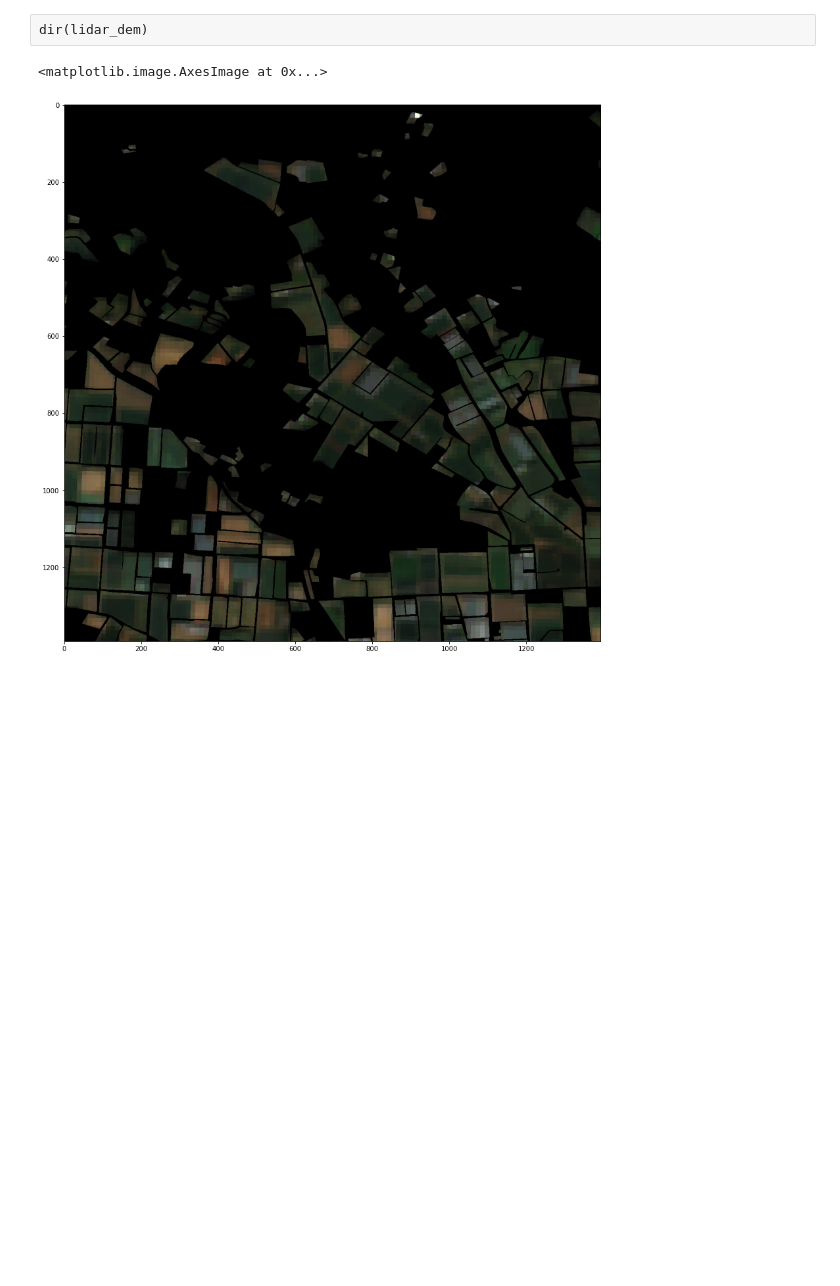
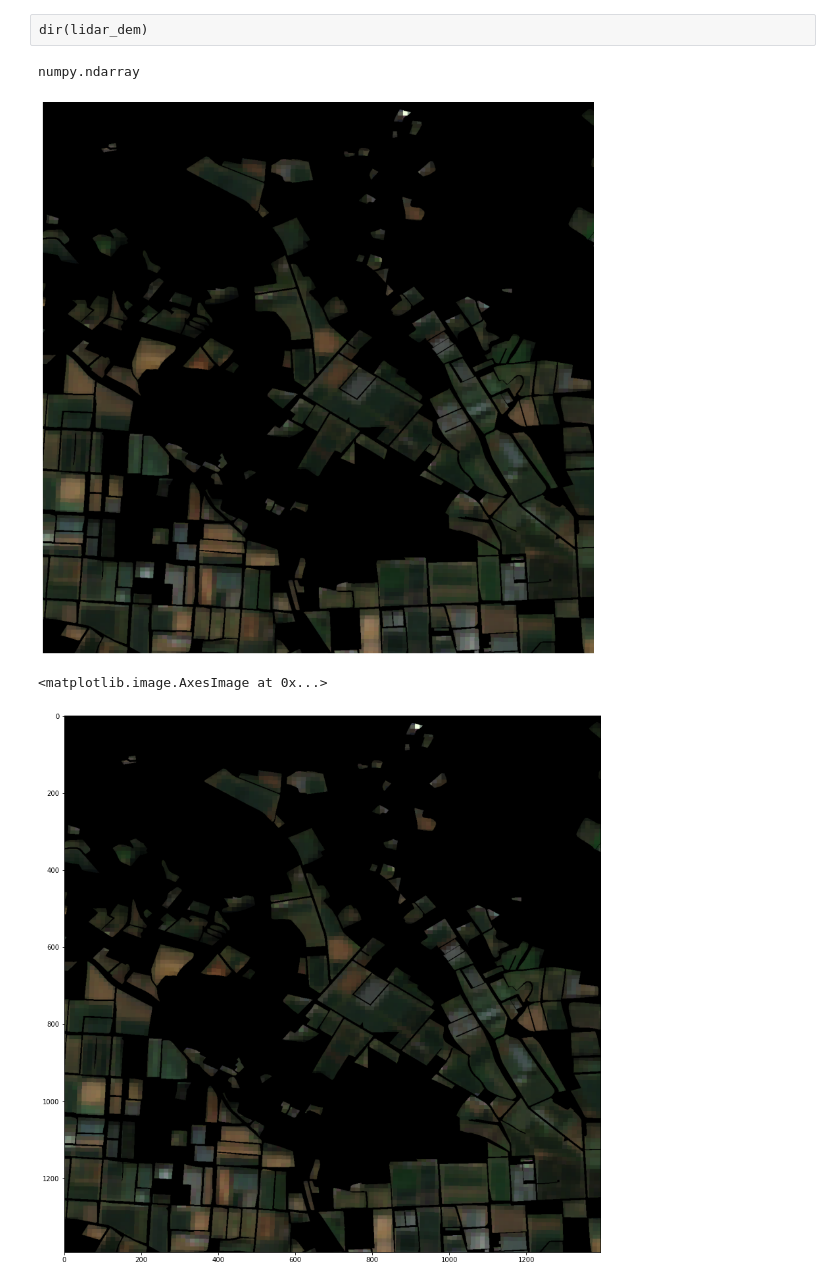
Before and after one commit to toluwajosh/plot_on_maps, a Jupyter notebook: read_tiff.ipynb, the cells around one changed output. Drawn from its saved outputs; the diff is of its cells as text; code cells hidden in the pictures; blank space fills up the shorter version.

```diff
--- a/read_tiff.ipynb
+++ b/read_tiff.ipynb
@@ -64,6 +106,21 @@ dir(lidar_dem)
 # %%
 with rio.open(tif_data_path) as lidar_dem:
     out_image, out_transform = rasterio.mask.mask(lidar_dem, geom_df["geometry"], crop=True)
+# %%
+type(out_image)
+# %% [output]
+numpy.ndarray
+# %%
+fig, ax = plt.subplots(figsize=(15,15), frameon=False)
+ax.imshow(np.transpose(out_image, (1,2,0))/out_image.max())
+plt.xticks([])
+plt.yticks([])
+# plt.Axes(fig, [0., 0., 1., 1.])
+plt.axis("off")
+
+fig.savefig("masked_output.png", bbox_inches='tight',transparent=True, pad_inches=0)
+# %% [output]
+[figure, added]
 # %%
 # plot shape on tif image
 fig, ax = plt.subplots(figsize=(15,15))
```
Also changed, not shown: parts of 12 cells of this notebook, 3 other files.
